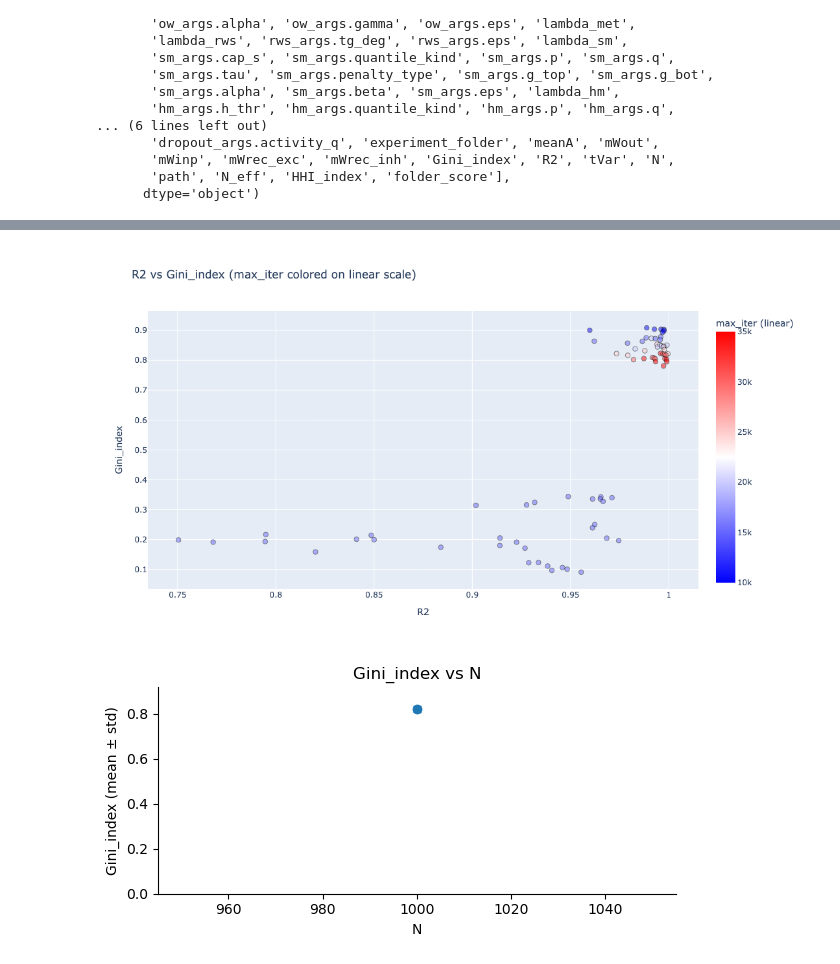
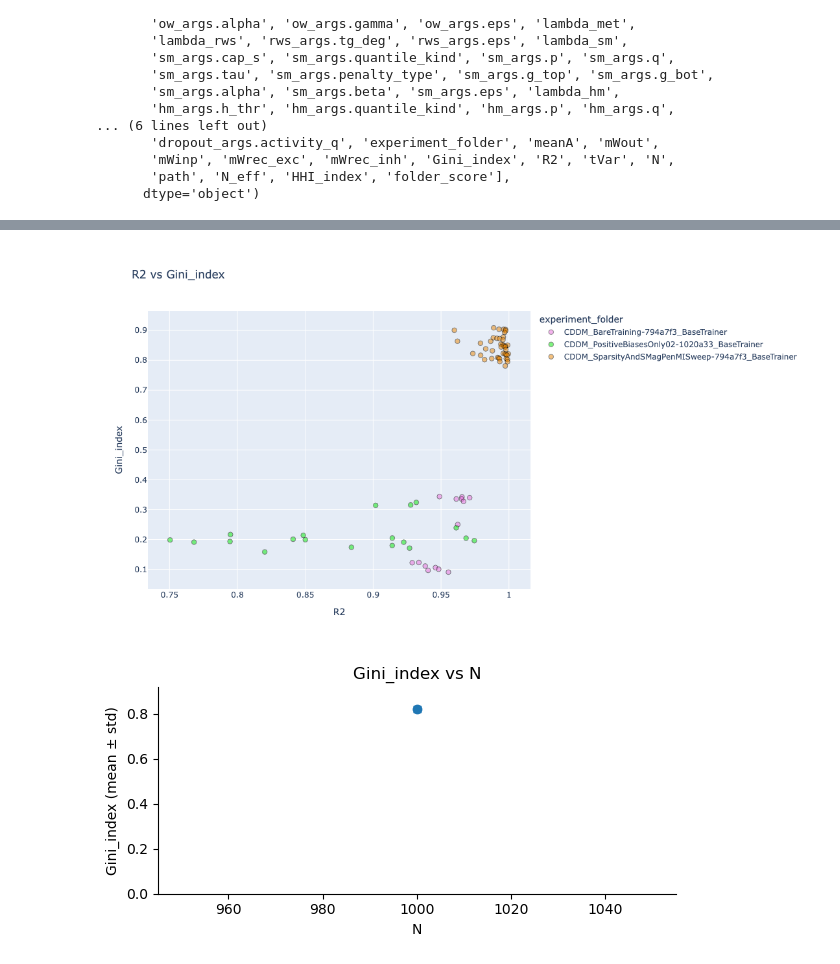
Before and after one commit to engellab/trainRNNbrain, a Jupyter notebook: jupyter/RNNs statistics.ipynb, the cells around one changed output, grey strips where cells are left out. Cells and saved outputs as stored; diff of their text form; code cells hidden in the pictures.

```diff
--- a/jupyter/RNNs statistics.ipynb
+++ b/jupyter/RNNs statistics.ipynb
@@ -376,7 +376,7 @@ df = df[df["experiment_folder"].isin([
 ])]
 
 
-column = "max_iter"
+column = "experiment_folder"
 scale = "linear"  # "linear" or "log" (only applies when numeric)
 
 raw = df[column]
@@ -418,34 +418,34 @@ if is_numeric:
     )
     fig.update_layout(coloraxis_colorbar=dict(title=cbar_title, tickvals=tickvals, ticktext=ticktext))
 
 else:
     cat_col = f"{column}_str"
     df[cat_col] = raw.astype(str).fillna("NA")
 
     order = sorted(pd.unique(df[cat_col]), key=lambda s: (s == "NA", s))
     seq = distinct_hex_colors(len(order), seed=0)
     color_map = dict(zip(order, seq))
 
     hover_col = "experiment_folder"  # or "folder" if that’s what you want shown
 
     fig = px.scatter(
         df, x="R2", y="Gini_index",
         color=cat_col if not is_numeric else color_col,
         hover_name=hover_col,
         hover_data={"path": False, "N": True, "R2": True, "Gini_index": True, "max_iter": True},  # optional extras; delete if you want minimal
         category_orders={cat_col: order} if not is_numeric else None,
         color_discrete_map=color_map if not is_numeric else None,
         color_continuous_scale=[(0, "blue"), (0.5, "white"), (1, "red")] if is_numeric else None,
         title="R2 vs Gini_index"
     )
     fig.update_layout(legend_title_text=column)
 
 fig.update_layout(autosize=False, width=1000 * x, height=400 * x)
 fig.update_traces(marker=dict(opacity=0.5, size=5 * x, line=dict(width=1, color="black")))
 fig.write_image("statistics_R2_vs_Gini_index_SE.svg")
 fig.show()
 # %% [output]
-[figure, old version]
+[figure, new version]
 # %%
 for col in ['Gini_index', 'meanA', 'tVar', 'mWout', 'mWinp', 'mWrec_exc', 'mWrec_inh', 'R2']:
     g = df.groupby('N')[col].agg(['mean','var','count']).reset_index().sort_values('N')
```
Also changed, not shown: 4 other files.
